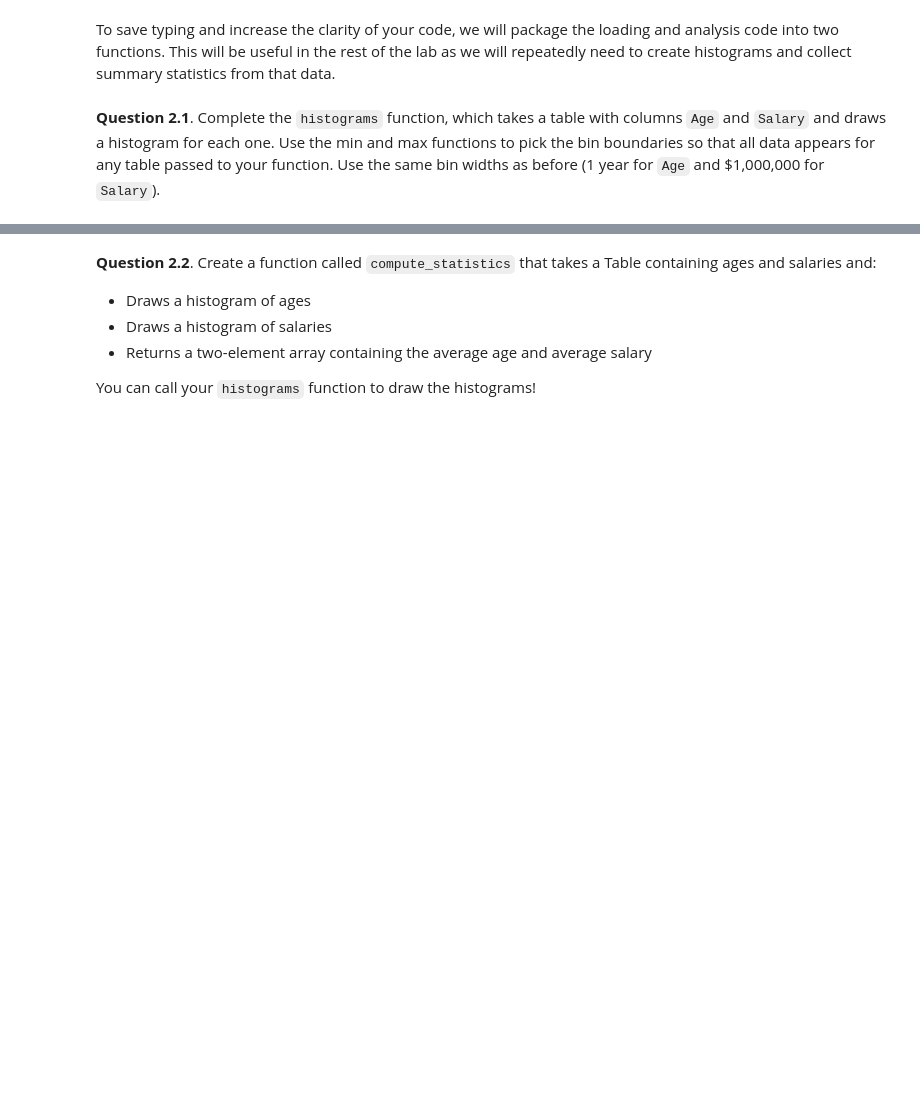
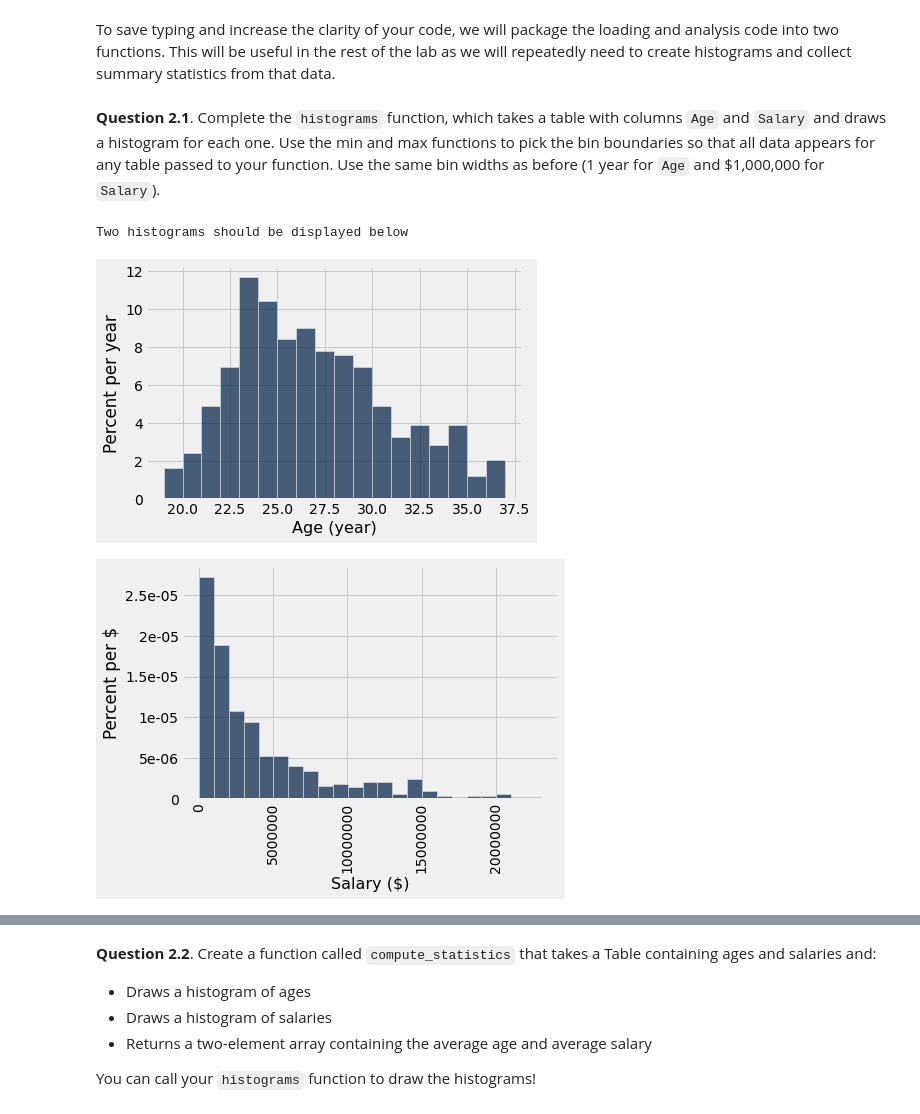
Before and after one commit to ferpart/data_science, a Jupyter notebook: labs/lab06/lab06.ipynb, the cells around one changed output, grey strips where cells are left out. Drawn from its saved outputs; the diff is of its cells as text; code cells hidden in the pictures; blank space fills up the shorter version.

```diff
--- a/labs/lab06/lab06.ipynb
+++ b/labs/lab06/lab06.ipynb
@@ -129,14 +218,18 @@ To save typing and increase the clarity of your code, we will package the loadin
 # %%
 def histograms(t):
     ages = t.column('Age')
     salaries = t.column('Salary')
-    age_bins = ...
-    salary_bins = ...
+    age_bins = np.arange(min(ages), max(ages))
+    salary_bins = np.arange(min(salaries), max(salaries), 1000000)
     t.hist('Age', bins=age_bins, unit='year')
     t.hist('Salary', bins=salary_bins, unit='$')
     return age_bins # Keep this statement so that your work can be checked
 
 histograms(full_data)
 print('Two histograms should be displayed below')
+# %% [output]
+Two histograms should be displayed below
+[figure, added]
+[figure, added]
 # %%
 _ = ok.grade('q2_1') # Warning: Charts will be displayed while running this test
```
Also changed, not shown: parts of 36 cells of this notebook.
